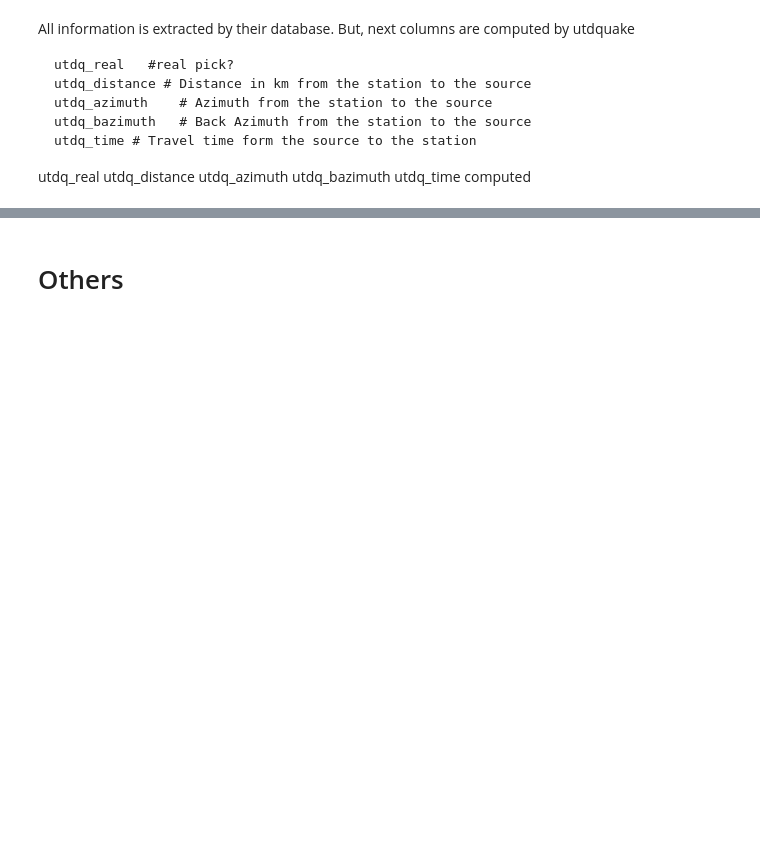
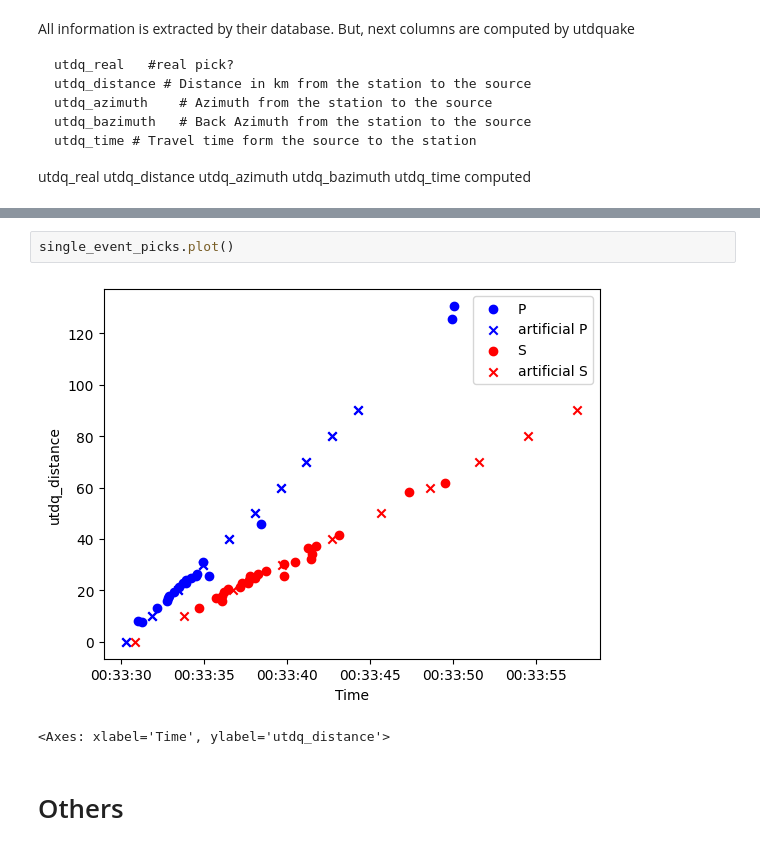
Before and after one commit to ecastillot/UTDQuake, a Jupyter notebook: examples/utd_client.ipynb, the cells around one changed output, grey strips where cells are left out. Saved outputs shown, nothing was run; the diff lists cells and outputs as text; blank space fills up the shorter version.

```diff
--- a/examples/utd_client.ipynb
+++ b/examples/utd_client.ipynb
@@ -249,3 +365,8 @@ utdq_real	utdq_distance	utdq_azimuth	utdq_bazimuth	utdq_time computed
+# %%
+single_event_picks.plot()
+# %% [output]
+[figure, added]
+<Axes: xlabel='Time', ylabel='utdq_distance'>
 # %% [markdown]
 # Others
 # %%
```
Also changed, not shown: parts of 22 cells of this notebook, 13 other files.
